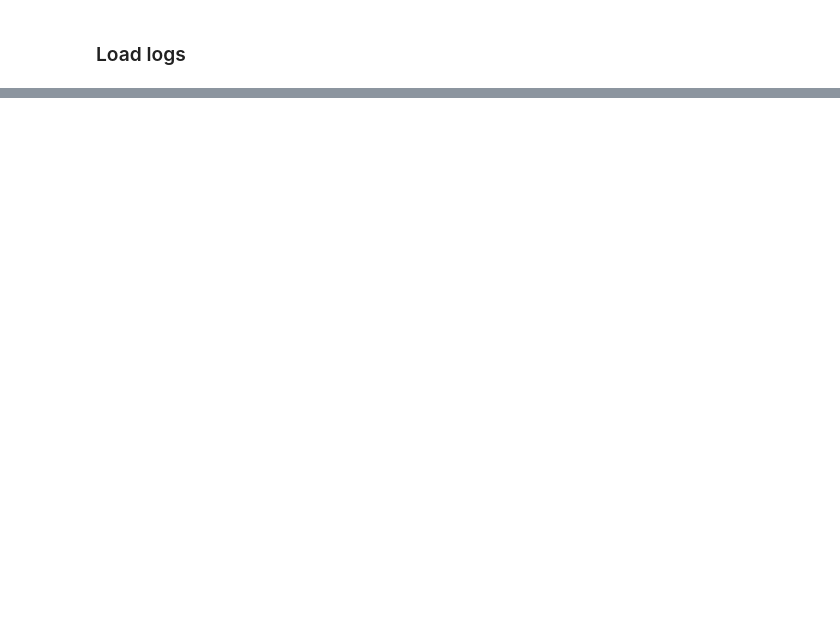
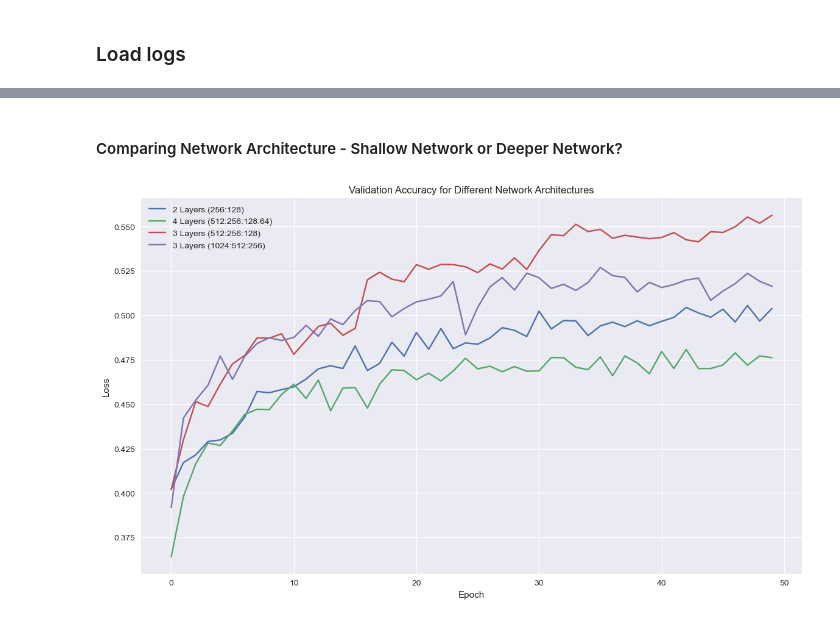
Before and after one commit to ZH0555/PMAI-Group-5, a Jupyter notebook: src/analysis/nn-analysis.ipynb, the cells around one changed output, grey strips where cells are left out. Drawn from its saved outputs; the diff is of its cells as text; code cells hidden in the pictures; blank space fills up the shorter version.

```diff
--- a/src/analysis/nn-analysis.ipynb
+++ b/src/analysis/nn-analysis.ipynb
@@ -26,0 +168,22 @@ for file in log_files:
+# %% [markdown]
+#### Comparing Network Architecture - Shallow Network or Deeper Network?
+# %%
+networkarch_comparison_models = {
+    "2 Layer Network": "2 Layers (256:128)",
+    "4 Layer Network": "4 Layers (512:256:128:64)",
+    "Best Model (LR Decay)": "3 Layers (512:256:128)",
+    "LayerSizes*2 + Drop1< + Drop2&3> + L2 + LR*2": "3 Layers (1024:512:256)",
+}
+plt.figure(figsize=(14, 8))
+for name in networkarch_comparison_models:
+    logs = experiments[name]
+    validation_accuracy = logs[logs_map["validation_accuracy"]]
+    plt.plot(validation_accuracy, label=networkarch_comparison_models[name])
+plt.xlabel("Epoch")
+plt.ylabel("Loss")
+plt.title("Validation Accuracy for Different Network Architectures")
+plt.legend()
+plt.grid(True)
+plt.show()
+# %% [output]
+[figure, added]
```
Also changed, not shown: parts of 10 cells of this notebook, 10 other files.
